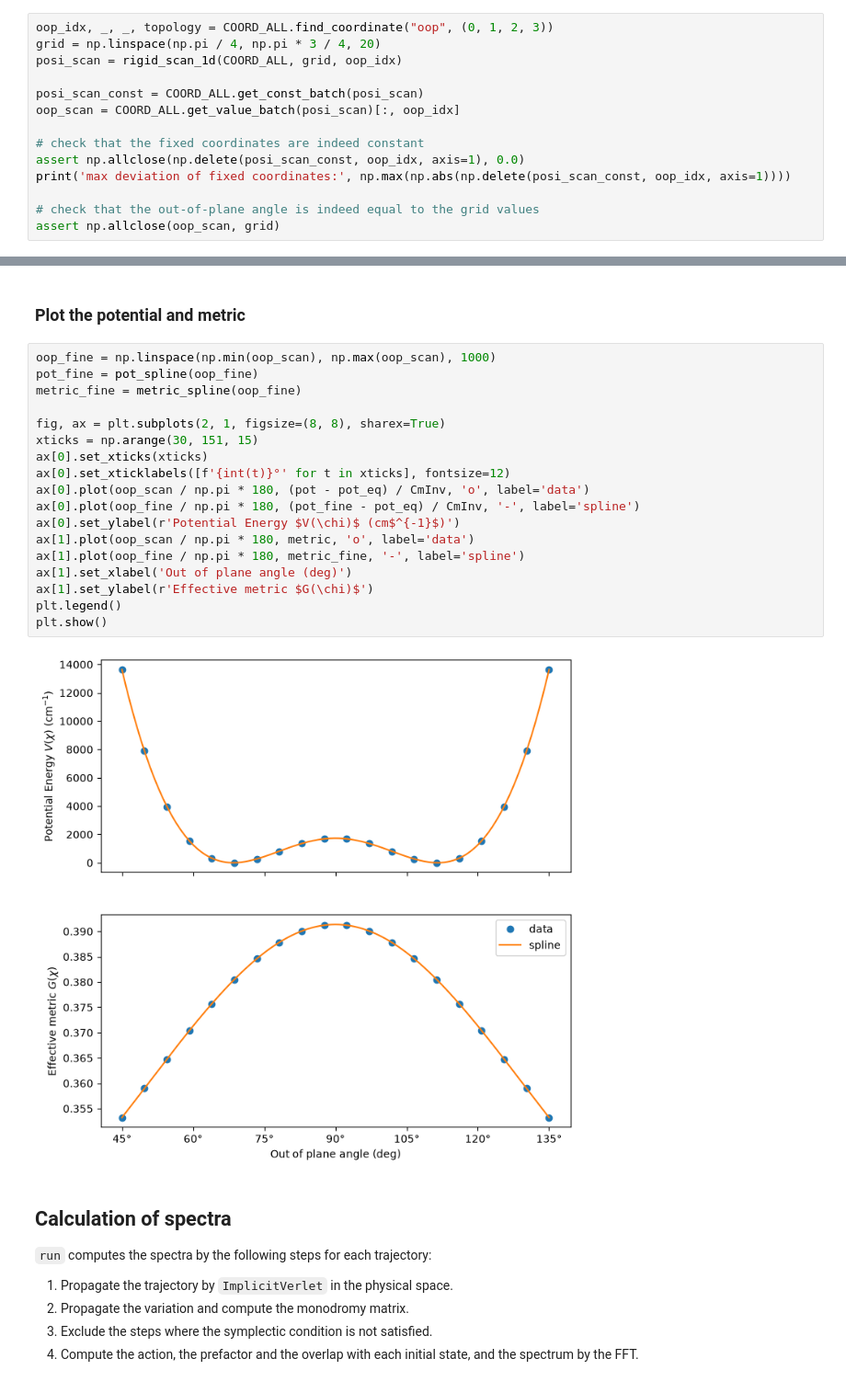
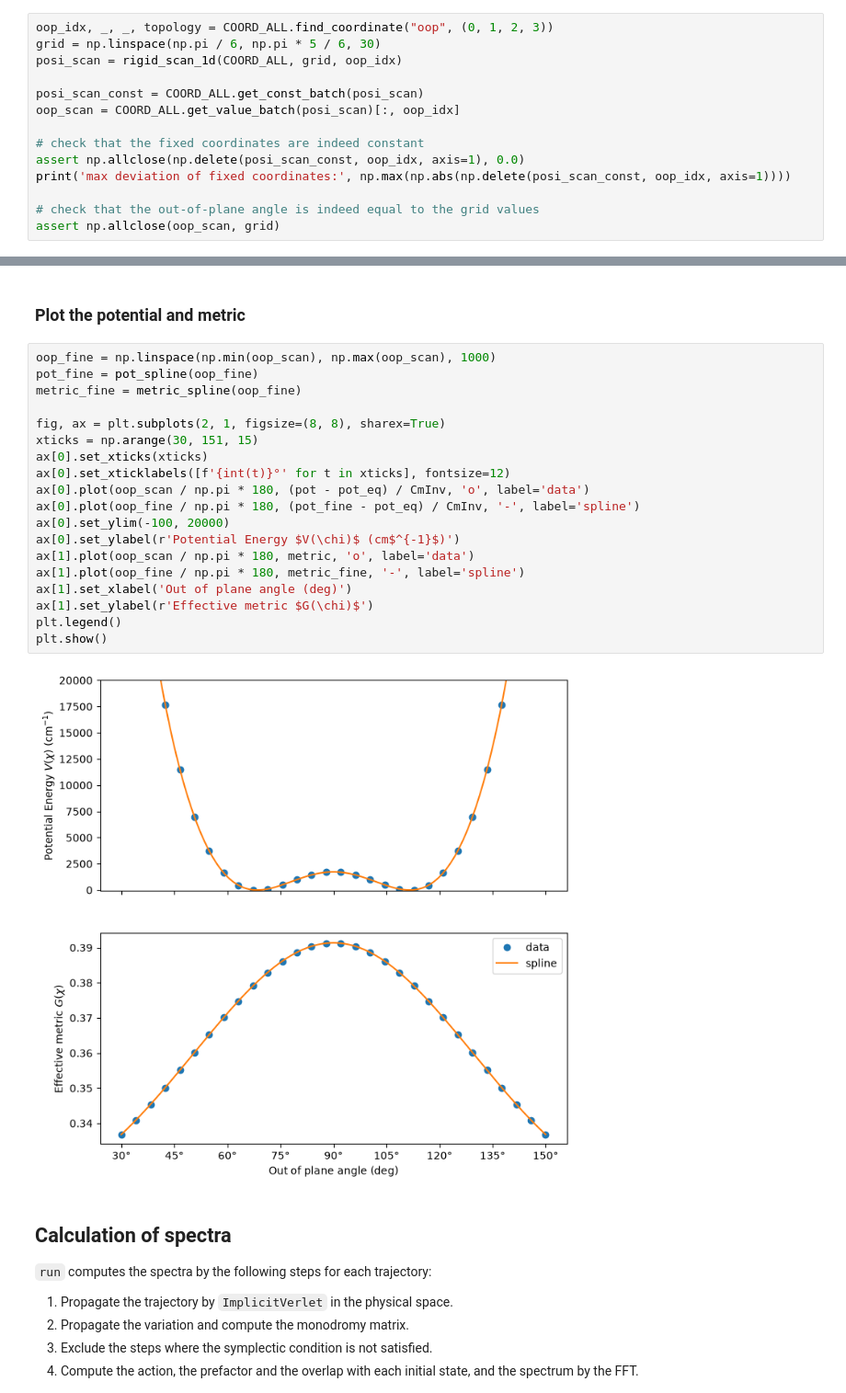
Before and after one commit to Tsumura-m/PySCIVR, a Jupyter notebook: docs/notebooks/ammonia_inversion.ipynb, the cells around one changed output, grey strips where cells are left out. Shown at 92% size. Saved outputs shown, nothing was run; the diff lists cells and outputs as text.

```diff
--- a/docs/notebooks/ammonia_inversion.ipynb
+++ b/docs/notebooks/ammonia_inversion.ipynb
@@ -189,7 +189,7 @@ InternalCoordinates:
 `rigid_scan_1d` generates the Cartesian structures along $\chi$, keeping the other coordinates at their reference values (`value_ref`). Each structure is obtained by Newton's method.
 # %%
 oop_idx, _, _, topology = COORD_ALL.find_coordinate("oop", (0, 1, 2, 3))
-grid = np.linspace(np.pi / 4, np.pi * 3 / 4, 20)
+grid = np.linspace(np.pi / 6, np.pi * 5 / 6, 30)
 posi_scan = rigid_scan_1d(COORD_ALL, grid, oop_idx)
 
 posi_scan_const = COORD_ALL.get_const_batch(posi_scan)
@@ -290,23 +290,24 @@ metric_spline = make_spline_1d(oop_scan, metric)
 # %%
 oop_fine = np.linspace(np.min(oop_scan), np.max(oop_scan), 1000)
 pot_fine = pot_spline(oop_fine)
 metric_fine = metric_spline(oop_fine)
 
 fig, ax = plt.subplots(2, 1, figsize=(8, 8), sharex=True)
 xticks = np.arange(30, 151, 15)
 ax[0].set_xticks(xticks)
 ax[0].set_xticklabels([f'{int(t)}°' for t in xticks], fontsize=12)
 ax[0].plot(oop_scan / np.pi * 180, (pot - pot_eq) / CmInv, 'o', label='data')
 ax[0].plot(oop_fine / np.pi * 180, (pot_fine - pot_eq) / CmInv, '-', label='spline')
+ax[0].set_ylim(-100, 20000)
 ax[0].set_ylabel(r'Potential Energy $V(\chi)$ (cm$^{-1}$)')
 ax[1].plot(oop_scan / np.pi * 180, metric, 'o', label='data')
 ax[1].plot(oop_fine / np.pi * 180, metric_fine, '-', label='spline')
 ax[1].set_xlabel('Out of plane angle (deg)')
 ax[1].set_ylabel(r'Effective metric $G(\chi)$')
 plt.legend()
 plt.show()
 # %% [output]
-[figure, old version]
+[figure, new version]
 # %% [markdown]
 ## Calculation of spectra
 
```
Also changed, not shown: parts of 7 cells of this notebook, 9 other files.
